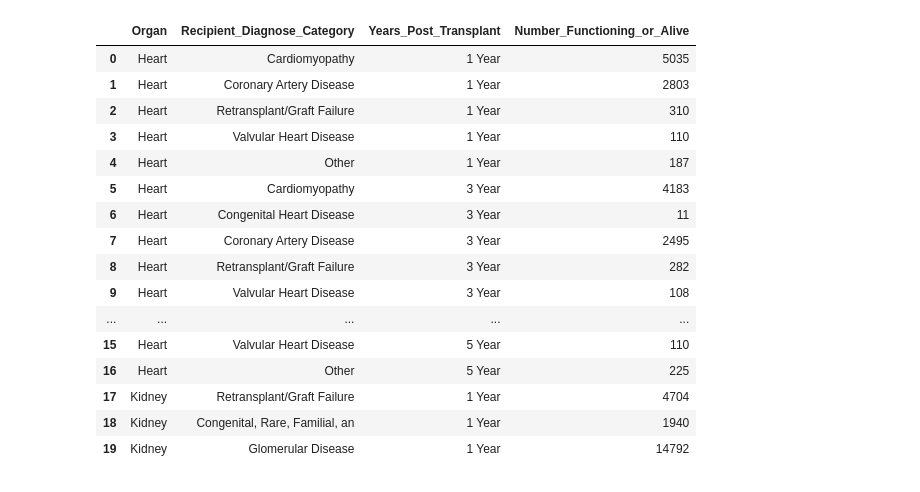
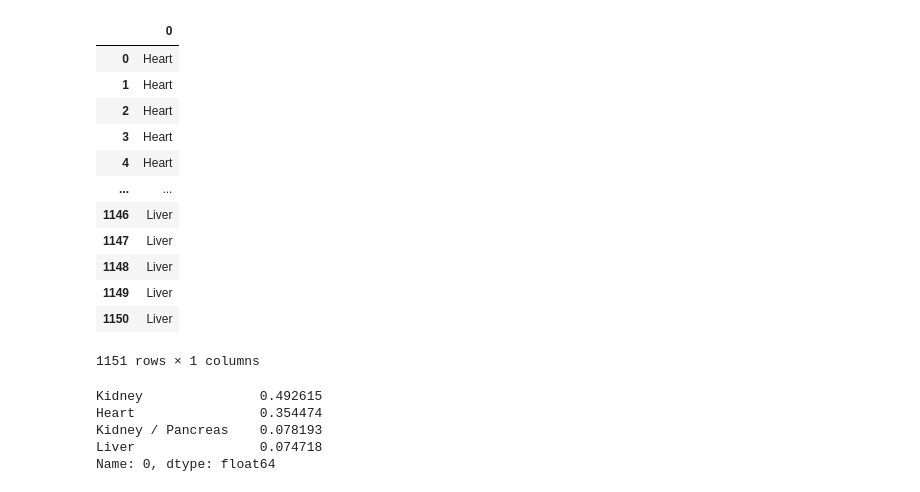
Before and after one commit to benwbarr/Transplant_Project, a Jupyter notebook: machine_learning/correct_survival.ipynb, the cells around one changed output. Cells and saved outputs as stored; diff of their text form; code cells hidden in the pictures.

```diff
--- a/machine_learning/correct_survival.ipynb
+++ b/machine_learning/correct_survival.ipynb
@@ -47,0 +35,14 @@ concat_df
+# %%
+survival_df= pd.merge(survival_by_age, survival_by_diagnoses, on='Organ', how='inner')
+survival_df
+joined_df= survival_df.join(cPRA_scores)
+# joined_df
+
+filtered_df= joined_df.drop(columns= ['_id_x', 'Region_x','_id_y', 'Region_y'])
+filtered_df
+filtered_df['Years_Post_Transplant_x'] = filtered_df['Years_Post_Transplant_x'].str.replace(r'Year', '').astype(float)
+filtered_df['Years_Post_Transplant_y'] = filtered_df['Years_Post_Transplant_y'].str.replace(r'Year', '').astype(float)
+# filtered_df.Organ.unique()
+
+main_df= filtered_df.dropna()
+main_df.head()
@@ -47,0 +56,8 @@ concat_df
+# %%
+main_df['Survival Rate'] =  main_df[['Survival_Rate_x', 'Survival_Rate_y']].mean(axis=1)
+main_df['Years Post Transplant'] = main_df[['Years_Post_Transplant_y', 'Years_Post_Transplant_x']].mean(axis=1)
+main_df['Number Functioning or Alive'] = main_df["Number_Functioning_or_Alive_y"] + main_df["Number_Functioning_or_Alive_x"]
+
+final_df= main_df.drop(columns=['Survival_Rate_y', 'Survival_Rate_x', 'Number_Functioning_or_Alive_x',
+                          'Number_Functioning_or_Alive_y','Years_Post_Transplant_x', 'Years_Post_Transplant_y'])
+final_df
@@ -48,29 +93,34 @@ concat_df
 # %%
 
 # joined_df.groupby(by= ['Survival_Rate'], dropna= False)
 
-X= concat_df.drop(columns=['_id', 'Region', 'Survival_Rate', 'Recipient_Age' ], axis=0)
-y= concat_df['Survival_Rate'].values.reshape(-1,1)
-# y.head()
-X.head(20)
+X= final_df.drop(columns='Organ')
+y= pd.DataFrame(final_df['Organ'].values.reshape(-1,1))
+
+y
+# X.head()
 # %% [output]
-|  | Organ | Recipient_Diagnose_Category | Years_Post_Transplant | Number_Functioning_or_Alive |
-| 0 | Heart | Cardiomyopathy | 1 Year | 5035 |
-| 1 | Heart | Coronary Artery Disease | 1 Year | 2803 |
-| 2 | Heart | Retransplant/Graft Failure | 1 Year | 310 |
-| 3 | Heart | Valvular Heart Disease | 1 Year | 110 |
-| 4 | Heart | Other | 1 Year | 187 |
-| 5 | Heart | Cardiomyopathy | 3 Year | 4183 |
-| 6 | Heart | Congenital Heart Disease | 3 Year | 11 |
-| 7 | Heart | Coronary Artery Disease | 3 Year | 2495 |
-| 8 | Heart | Retransplant/Graft Failure | 3 Year | 282 |
-| 9 | Heart | Valvular Heart Disease | 3 Year | 108 |
-| ... | ... | ... | ... | ... |
-| 15 | Heart | Valvular Heart Disease | 5 Year | 110 |
-| 16 | Heart | Other | 5 Year | 225 |
-| 17 | Kidney | Retransplant/Graft Failure | 1 Year | 4704 |
-| 18 | Kidney | Congenital, Rare, Familial, an | 1 Year | 1940 |
-| 19 | Kidney | Glomerular Disease | 1 Year | 14792 |
+|  | 0 |
+| 0 | Heart |
+| 1 | Heart |
+| 2 | Heart |
+| 3 | Heart |
+| 4 | Heart |
+| ... | ... |
+| 1146 | Liver |
+| 1147 | Liver |
+| 1148 | Liver |
+| 1149 | Liver |
+| 1150 | Liver |
+1151 rows × 1 columns
+# %%
+pd.value_counts(y[0], normalize = True)
+# %% [output]
+Kidney               0.492615
+Heart                0.354474
+Kidney / Pancreas    0.078193
+Liver                0.074718
+Name: 0, dtype: float64
 # %%
 print(X.shape, y.shape)
 # X.dtypes
```
Also changed, not shown: parts of 28 cells of this notebook, 3 other files.
